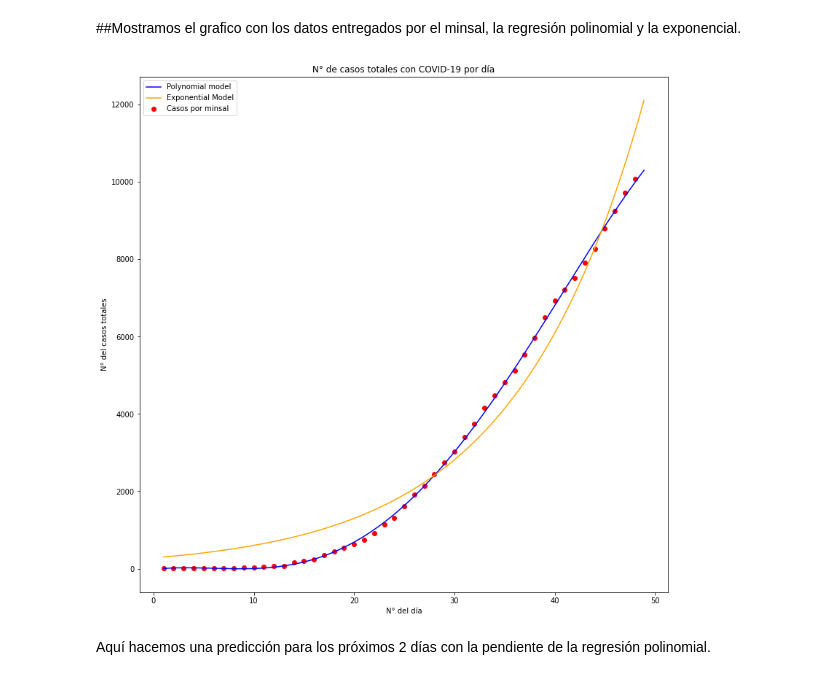
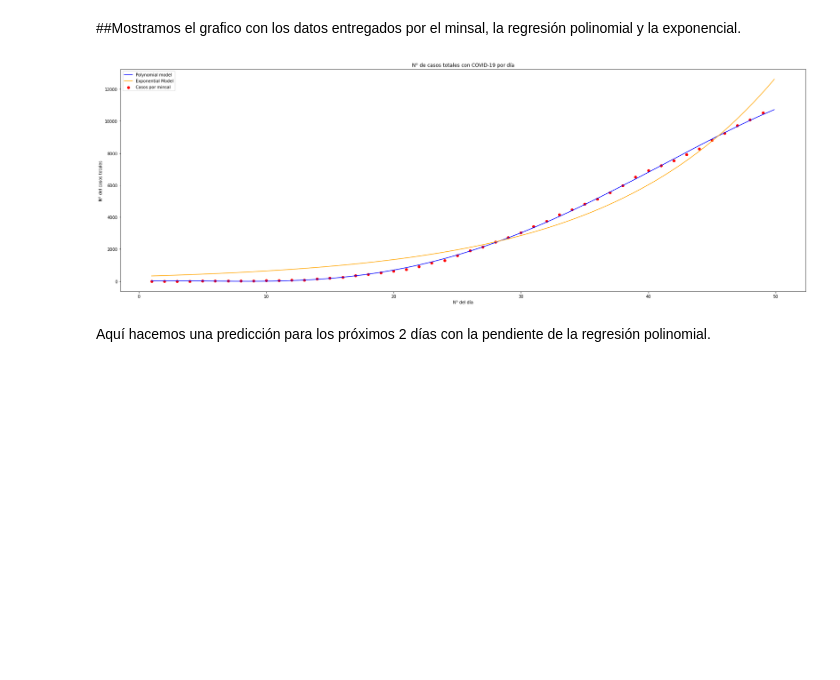
Before and after one commit to White-Mask/COVID-19-Chile-Coronavirus, a Jupyter notebook: Notebook/Analisis_COVID-19_chile.ipynb, the cells around one changed output. Cells and saved outputs as stored; diff of their text form; code cells hidden in the pictures; blank space fills up the shorter version.

Commit message:
actualización 2020-04-20

```diff
--- a/Notebook/Analisis_COVID-19_chile.ipynb
+++ b/Notebook/Analisis_COVID-19_chile.ipynb
@@ -49,7 +49,7 @@ Este primer grafico nos muestra los casos de personas que tienen el COVID-19 acu
 # %%
 import matplotlib.pyplot as plt
 
-plt.rcParams['figure.figsize']=(13,13)
+plt.rcParams['figure.figsize']=(30,10)
 
 ay = fq.plot('Fecha','Casos_totales_nuevos',label='Casos totales por dia')
 plt.title("Casos totales por dia de personas con COVID-19 en Chile")
@@ -253,32 +253,32 @@ Hacemos la exponencial.
 from scipy.optimize import curve_fit
 
 def exponential_model(t, a, b):
-    return a*np.exp(b*t)
+    return a*np.exp(-b*t)
 
 ini = [1.0,1.0]
 datax = list(dias)
 datay = list(y)
 popt,pcov = curve_fit(exponential_model, datax, datay,ini)
-xfit = np.arange(1.0,float(dia_actual),0.1)
+#xfit = np.arange(1.0,float(dia_actual),0.1)
 # %% [markdown]
 ##Mostramos el grafico con los datos entregados por el minsal, la regresión polinomial y la exponencial.
 # %%
 X_grid = np.arange(1,dia_actual,0.1)
 X_grid = X_grid.reshape(len(X_grid),1)
 
 plt.scatter(X,y,color='red',label='Casos por minsal')
 plt.plot(X_grid,lin_regression_2.predict(poly_regression.fit_transform(X_grid)),color='blue',label='Polynomial model')
-plt.plot(xfit,exponential_model(xfit,*popt),color='orange',label = 'Exponential Model')
+plt.plot(X_grid,exponential_model(X_grid,*popt),color='orange',label = 'Exponential Model')
 
 plt.title('N° de casos totales con COVID-19 por día')
 plt.xlabel('N° del día')
 plt.ylabel('N° del casos totales')
 
 plt.legend(loc = 'upper left')
 
 plt.show()
 # %% [output]
-[figure, old version]
+[figure, new version]
 # %% [markdown]
 Aquí hacemos una predicción para los próximos 2 días con la pendiente de la regresión polinomial.
 # %%
```
Also changed, not shown: parts of 9 cells of this notebook, 4 other files.
